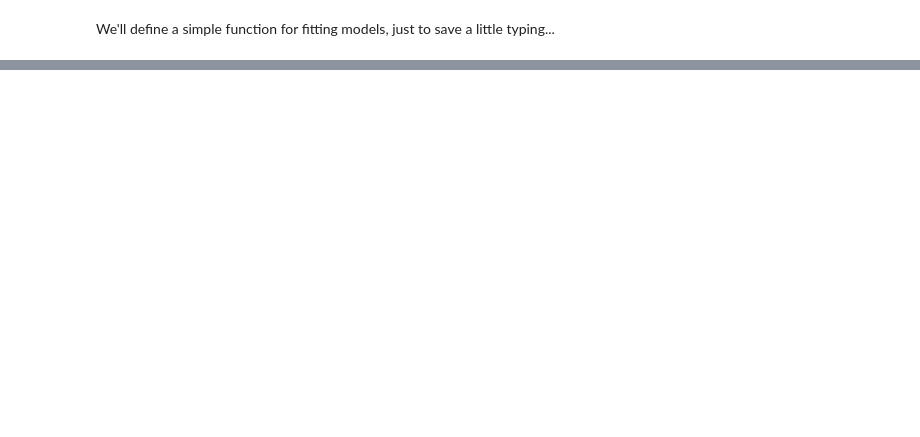
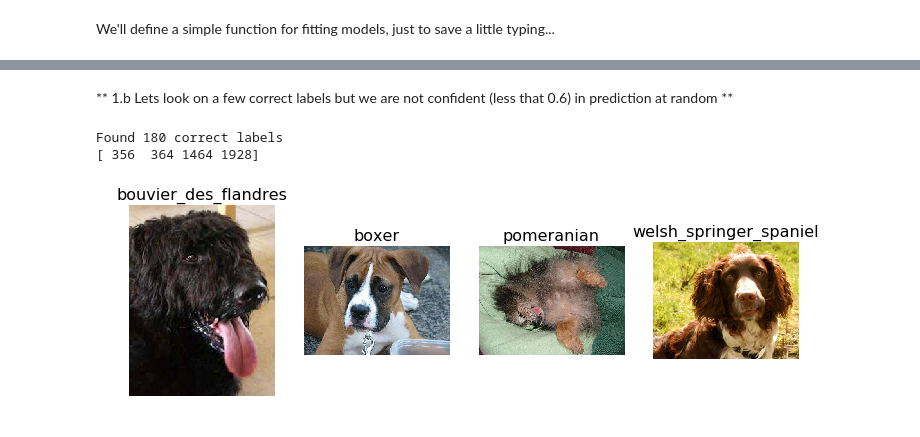
Before and after one commit to Denyskach/ml-models, a Jupyter notebook: kaggle/dog-breed-identification/notebook.ipynb, the cells around one changed output, grey strips where cells are left out. Saved outputs shown, nothing was run; the diff lists cells and outputs as text; code cells hidden in the pictures; blank space fills up the shorter version.

```diff
--- a/kaggle/dog-breed-identification/notebook.ipynb
+++ b/kaggle/dog-breed-identification/notebook.ipynb
@@ -260,0 +406,13 @@ array([ 0.,  0.,  0.,  0.,  0.,  0.,  0.,  0.,  0.,  0.,  0.,  0.,  0.,
+# %% [markdown]
+** 1.b Lets look on a few correct labels but we are not confident (less that 0.6) in prediction at random **
+# %%
+confidence = (np.max(raw_valid_probs, axis=1) <= 0.6)
+
+correct = np.where(confidence & (true_values_index==predicted_values_index))[0]
+print "Found %d correct labels" % len(correct)
+idx = np.random.permutation(correct)[:n_view]
+plots_idx(idx, titles=[breed_from_path(val_filenames[index]) for index in idx])
+# %% [output]
+Found 180 correct labels
+[ 356  364 1464 1928]
+[figure, added]
```
Also changed, not shown: parts of 77 cells of this notebook, 6 other files.
